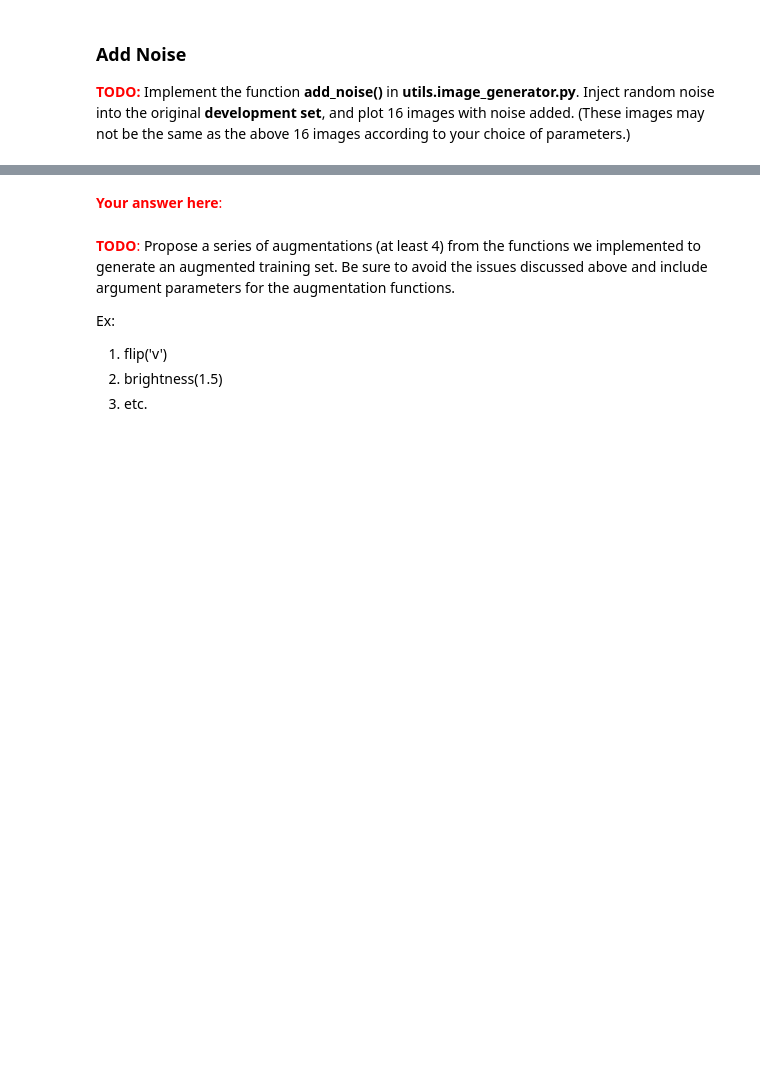
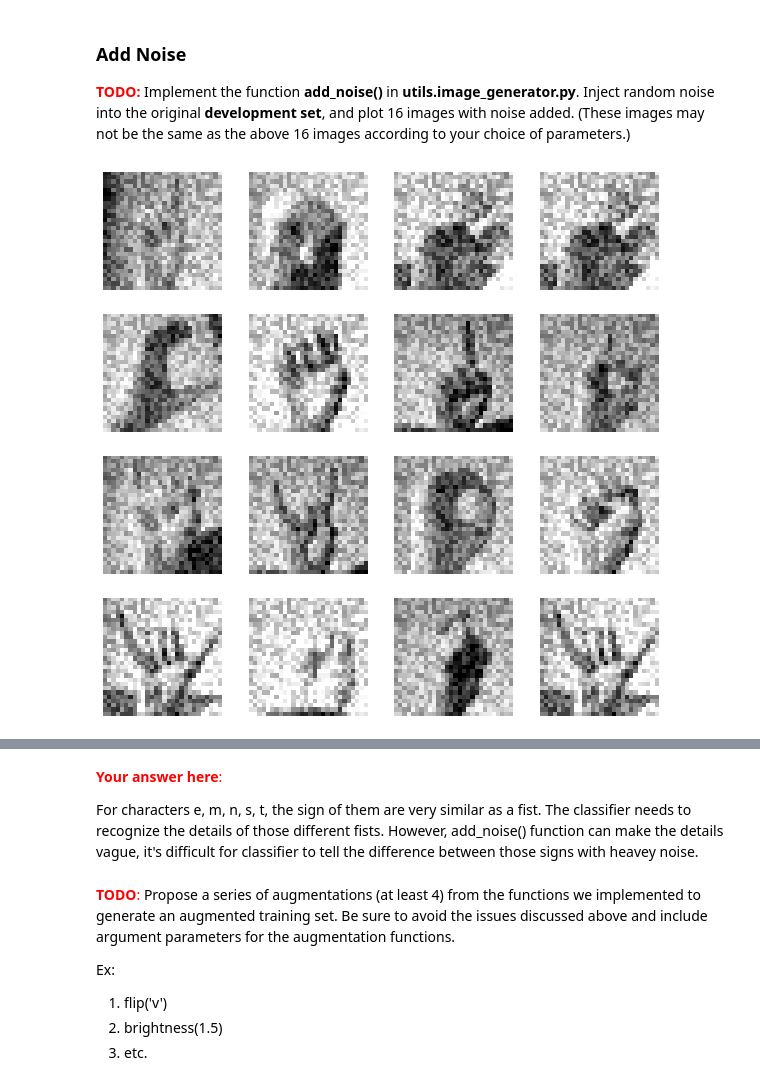
Before and after one commit to xs2445/21fall_courses, a Jupyter notebook: e4040/hw2/task4-augmentation.ipynb, the cells around one changed output, grey strips where cells are left out. Saved outputs shown, nothing was run; the diff lists cells and outputs as text; code cells hidden in the pictures; blank space fills up the shorter version.

```diff
--- a/e4040/hw2/task4-augmentation.ipynb
+++ b/e4040/hw2/task4-augmentation.ipynb
@@ -176,6 +176,10 @@ gen.show(rotated)
 <span style="color:red">__TODO:__</span> Implement the function **add_noise()** in **utils.image_generator.py**. Inject random noise into the original __development set__, and plot 16 images with noise added. (These images may not be the same as the above 16 images according to your choice of parameters.)
 # %%
 ### TODO: Your code here ###
+added = gen.add_noise(0.5, 100)
+gen.show(added)
+# %% [output]
+[figure, added]
 # %% [markdown]
 ## Part 3: Data Augmentation + LeNet
 
@@ -190,8 +194,10 @@ Similarly, the sign for Q is
 ![im2](https://data.formsbank.com/pdf_docs_html/35/354/35435/page_1_thumb_big.png).
 
 <span style="color:red">__TODO__:</span> Before completing the TODOs in __utils/neuralnets/cnn/my_LeNet_trainer.py__, explain which augmentations, or combination of augmentations (brightness, horizontal flip, vertical flip, translation, rotation, noise, etc.) could create issues for the classifier in the context of the signs for G and Q. Are there any other augmentations of signs that could pose problems?
-# %% [markdown]
-<span style="color:red">__Your answer here__:</span>
+# %% [markdown]
+<span style="color:red">__Your answer here__:</span>
+
+For characters e, m, n, s, t, the sign of them are very similar as a fist. The classifier needs to recognize the details of those different fists. However, add_noise() function can make the details vague, it's difficult for classifier to tell the difference between those signs with heavey noise.
 # %% [markdown]
 <span style="color:red">__TODO__:</span> Propose a series of augmentations (at least 4) from the functions we implemented to generate an augmented training set. Be sure to avoid the issues discussed above and include argument parameters for the augmentation functions.
 
```
Also changed, not shown: parts of 5 cells of this notebook, 1 other file.
